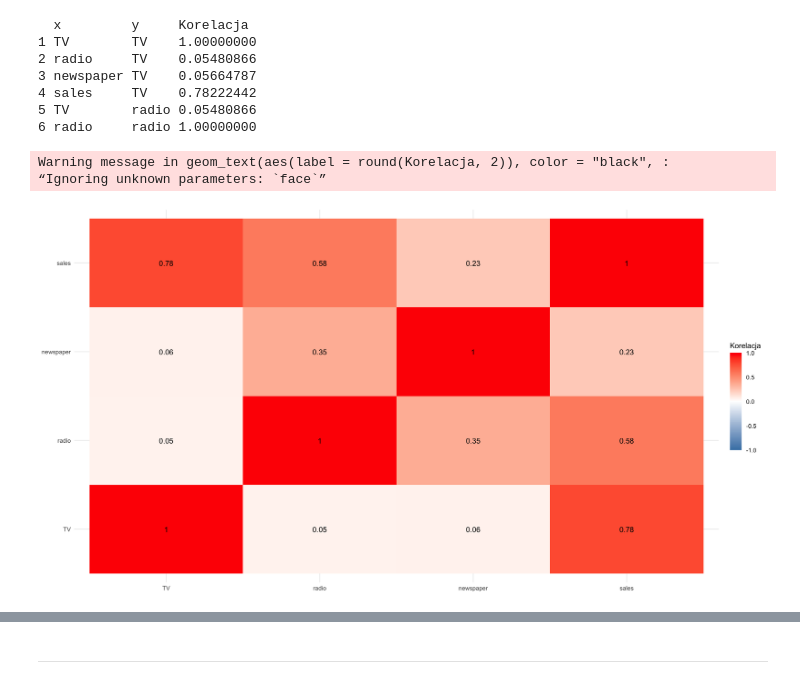
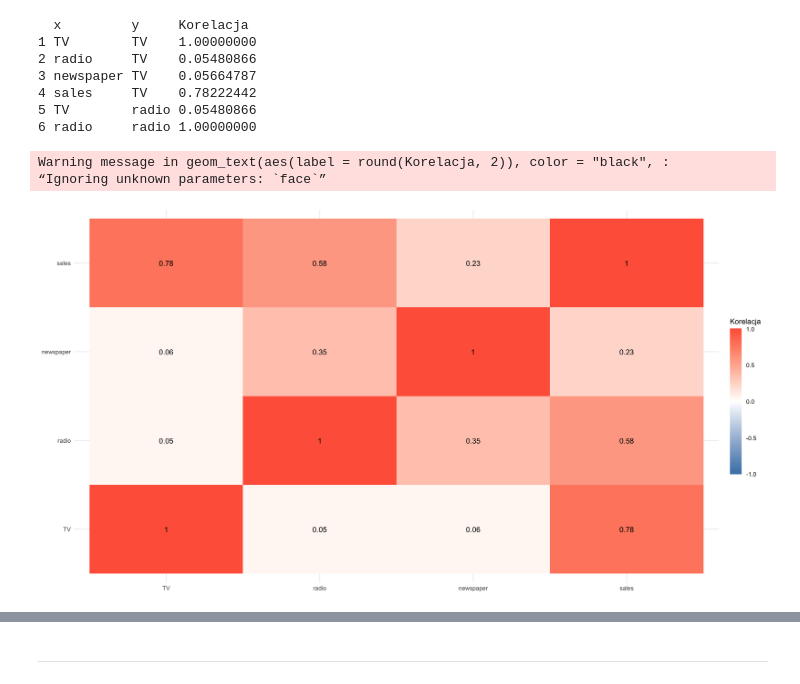
Before and after one commit to stawarzkrzysztof/uczenie_maszynowe_ifs2024, a Jupyter notebook: 16_10_2024/UM2024_regresja.ipynb, the cells around one changed output, grey strips where cells are left out. Cells and saved outputs as stored; diff of their text form; code cells hidden in the pictures.

```diff
--- a/16_10_2024/UM2024_regresja.ipynb
+++ b/16_10_2024/UM2024_regresja.ipynb
@@ -434,13 +477,13 @@ head(df_cor_mat_melted)
 # %%
 ggplot(df_cor_mat_melted, aes(x = x, y = y)) +
   geom_tile(aes(fill = Korelacja)) +
   geom_text(aes(label = round(Korelacja, 2)), color = "black", face="bold") +
-  scale_fill_gradient2(low = "steelblue", mid = "white", high = "red",
-                       guide = guide_colorbar(ticks = FALSE, barheight = 10),
+  scale_fill_gradient2(low = "steelblue", mid = "white", high = "tomato",
+                       guide = guide_colorbar(ticks = FALSE, barheight = 15),
                        limits = c(-1, 1)) +
   theme_minimal() +
   labs(x = NULL, y = NULL)
 # %% [output]
 Warning message in geom_text(aes(label = round(Korelacja, 2)), color = "black", :
 “Ignoring unknown parameters: `face`”
-[figure, old version]
+[figure, new version]
```
Also changed, not shown: parts of 16 cells of this notebook, 1 other file.
